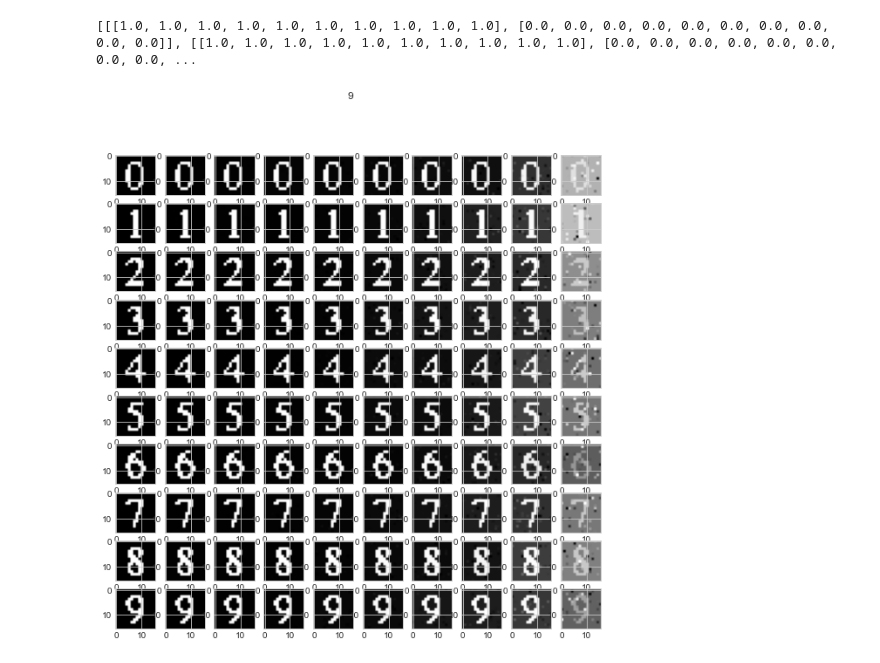
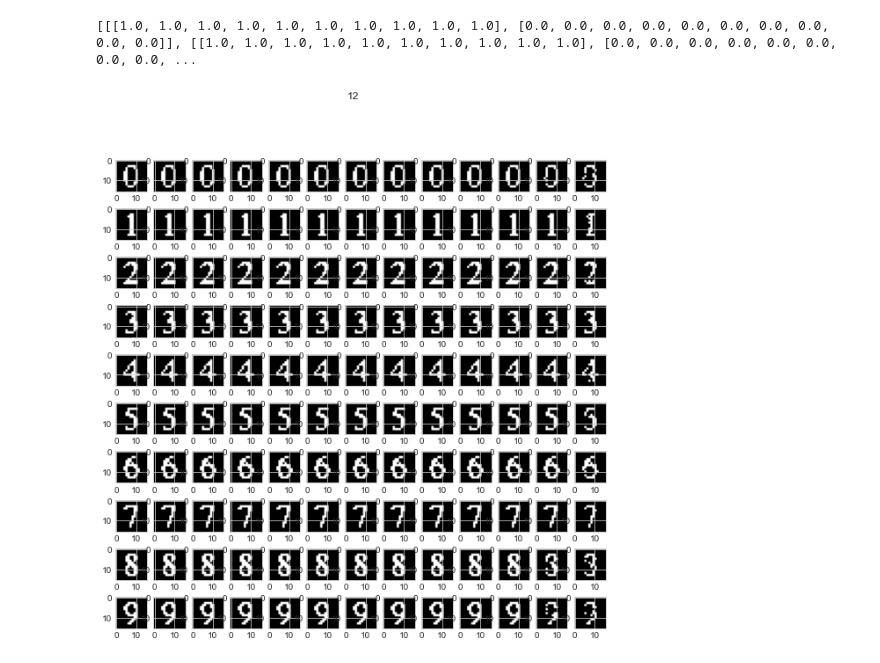
Before and after one commit to shivambang/Neural-Networks, a Jupyter notebook: Perceptron/perceptron.ipynb, the cells around one changed output. Drawn from its saved outputs; the diff is of its cells as text; code cells hidden in the pictures.

```diff
--- a/Perceptron/perceptron.ipynb
+++ b/Perceptron/perceptron.ipynb
@@ -31,6 +31,24 @@ class Perceptron(torch.nn.Module):
 
 # our model
 our_model = Perceptron()
+# %%
+class MLP(torch.nn.Module):
+
+    def __init__(self):
+        super(MLP, self).__init__()
+        self.linear = torch.nn.Linear(256, 256)  # One in and one out
+        self.relu = torch.nn.ReLU()
+        self.hidden = torch.nn.Linear(256, 256)  # One in and one out
+        self.sigmoid = torch.nn.Sigmoid()
+    def forward(self, x):
+        inp = self.linear(x)
+        hid = self.relu(inp)
+        hid = self.hidden(hid)
+        out = self.sigmoid(hid)
+        return out
+
+# our model
+mlp_model = MLP()
 # %%
 def generate_rescaled_inputs(data):
     input_data = []
@@ -43,11 +61,14 @@ def generate_rescaled_inputs(data):
 
     return input_data
 # %%
-def generate_predictions(data):
+def generate_predictions(data, m):
     predicted_output = []
 
     for i in range(10):
-        p = our_model(Variable(torch.Tensor([data[i]]))).cpu().detach().numpy()
+        if m == 0:
+            p = our_model(Variable(torch.Tensor([data[i]]))).cpu().detach().numpy()
+        else:
+            p = mlp_model(Variable(torch.Tensor([data[i]]))).cpu().detach().numpy()
         p = p.reshape(16, 16)
         p[p <= 0.5] = 0
         p[p > 0.5] = 1
@@ -131,7 +142,7 @@ for d in data:
     nd = add_noise(np.copy(d), 0.1)
     noisy_data.append(normalize(nd))
 # %%
-for test in range(0, 110, 10):
+for test in range(0, 100, 10):
     our_model = Perceptron()
 
     criterion = torch.nn.MSELoss(size_average = False)
@@ -153,7 +164,7 @@ for test in range(0, 110, 10):
     print('epoch {}'.format(test))
 
     target_values = generate_rescaled_inputs(data)
-    predicted_values = generate_predictions(noisy_data)
+    predicted_values = generate_predictions(data, 0)
     fh, ffa = compute_error_metrics(target_values, predicted_values)
     print('ffa=', np.mean(ffa))
     print('fh=', np.mean(fh))
@@ -176,2 +187,8 @@ epoch 100
 ffa= 0.0
 fh= 1.0
+# %%
+input_data = generate_rescaled_inputs(data)
+predicted_output = generate_predictions(data, 0)
+fh, ffa = compute_error_metrics(input_data, predicted_output)
+plt.scatter(ffa, fh, s=80, facecolors='none', edgecolors='r')
+plt.show()
@@ -178,20 +197,20 @@ fh= 1.0
 # %%
 err = []
-sigma = [0.001, 0.002, 0.003, 0.005, 0.01, 0.02, 0.03, 0.05, 0.1, 1]
-fig, axs = plt.subplots(10, 10, figsize=(10, 10))
-for s in range(10):
+sigma = [0.001, 0.002, 0.003, 0.005, 0.01, 0.02, 0.03, 0.05, 0.1, 0.2, 0.3, 0.5, 1]
+fig, axs = plt.subplots(10, 13, figsize=(10, 10))
+for s in range(13):
     fig.suptitle(s)
     noisy_data = []
     for d in data:
         nd = add_noise(np.copy(d), sigma[s])
         noisy_data.append(normalize(nd))
     target_values = generate_rescaled_inputs(data)
-    predicted_values = generate_predictions(noisy_data)
+    predicted_values = generate_predictions(noisy_data, 0)
     for i in range(10):
-        axs[i, s].imshow(noisy_data[i].reshape(16, 16))
+        axs[i, s].imshow(predicted_values[i].reshape(16, 16))
     fh, ffa = compute_error_metrics(target_values, predicted_values)
     err.append([fh, ffa])
 print(err)
 # %% [output]
 [[[1.0, 1.0, 1.0, 1.0, 1.0, 1.0, 1.0, 1.0, 1.0, 1.0], [0.0, 0.0, 0.0, 0.0, 0.0, 0.0, 0.0, 0.0, 0.0, 0.0]], [[1.0, 1.0, 1.0, 1.0, 1.0, 1.0, 1.0, 1.0, 1.0, 1.0], [0.0, 0.0, 0.0, 0.0, 0.0, 0.0, 0.0, 0.0, ...
-[figure, old version]
+[figure, new version]
```
Also changed, not shown: parts of 7 cells of this notebook.
